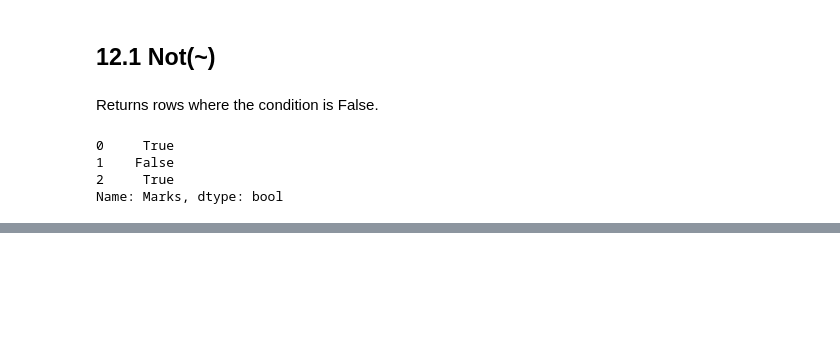
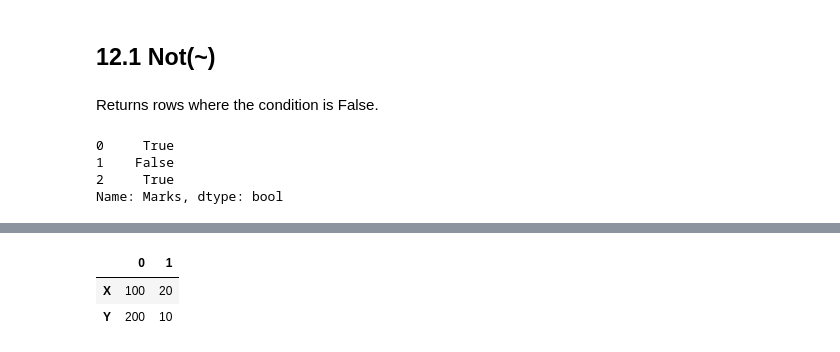
Before and after one commit to kshitij-commit/DataScience, a Jupyter notebook: 03_pandas/02_dataframe.ipynb, the cells around one changed output, grey strips where cells are left out. Drawn from its saved outputs; the diff is of its cells as text; code cells hidden in the pictures; blank space fills up the shorter version.

```diff
--- a/03_pandas/02_dataframe.ipynb
+++ b/03_pandas/02_dataframe.ipynb
@@ -995,0 +1205,6 @@ Name: Marks, dtype: bool
+# %%
+df.T
+# %% [output]
+|  | 0 | 1 |
+| X | 100 | 20 |
+| Y | 200 | 10 |
```
Also changed, not shown: parts of 19 cells of this notebook.
